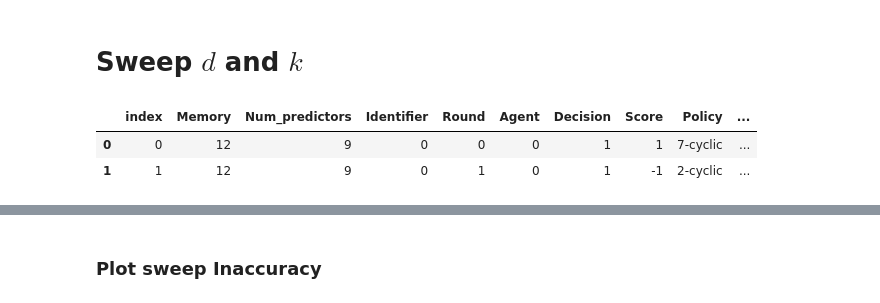
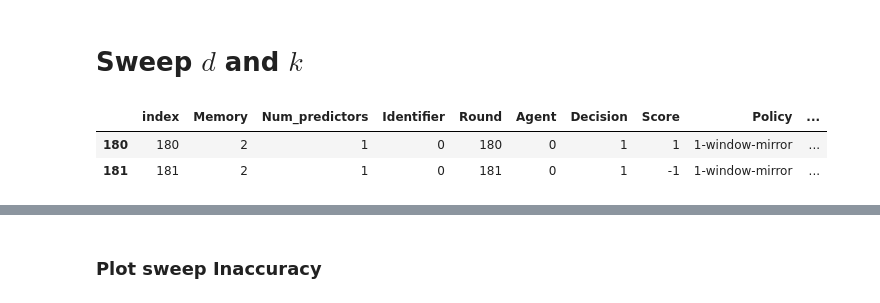
Before and after one commit to EAndrade-Lotero/ElFarolArthur, a Jupyter notebook: notebooks/sweep_d_and_k.ipynb, the cells around one changed output, grey strips where cells are left out. Cells and saved outputs as stored; diff of their text form; code cells hidden in the pictures.

```diff
--- a/notebooks/sweep_d_and_k.ipynb
+++ b/notebooks/sweep_d_and_k.ipynb
@@ -25,12 +25,11 @@ from config import PATHS
 # ds = [2, 4]
 # ks = [9, 12]
 # ds = [12, 24]
-ks = [1, 3, 6, 9, 12]
-ds = [2, 4, 6, 12, 24]
-df_list = []
+ks = [1, 3, 6, 9, 12, 24]
+ds = [2, 4, 6, 12, 24, 48]
 
-num_rounds = 100
-num_episodes = 1
+num_rounds = 200
+num_episodes = 50
 
 df = InteractiveBar.run_sweep(
     memories=ds,
@@ -41,8 +40,9 @@ df = InteractiveBar.run_sweep(
     num_rounds=[num_rounds]
 ).reset_index()
 # %%
-df.head(2)
+dfE = df[df['Round'] >= int(0.9 * num_rounds)]
+dfE.head(2)
 # %% [output]
 |  | index | Memory | Num_predictors | Identifier | Round | Agent | Decision | Score | Policy | ... |
-| 0 | 0 | 12 | 9 | 0 | 0 | 0 | 1 | 1 | 7-cyclic | ... |
-| 1 | 1 | 12 | 9 | 0 | 1 | 0 | 1 | -1 | 2-cyclic | ... |
+| 180 | 180 | 2 | 1 | 0 | 180 | 0 | 1 | 1 | 1-window-mirror | ... |
+| 181 | 181 | 2 | 1 | 0 | 181 | 0 | 1 | -1 | 1-window-mirror | ... |
```
Also changed, not shown: parts of 7 cells of this notebook, 36 other files.
